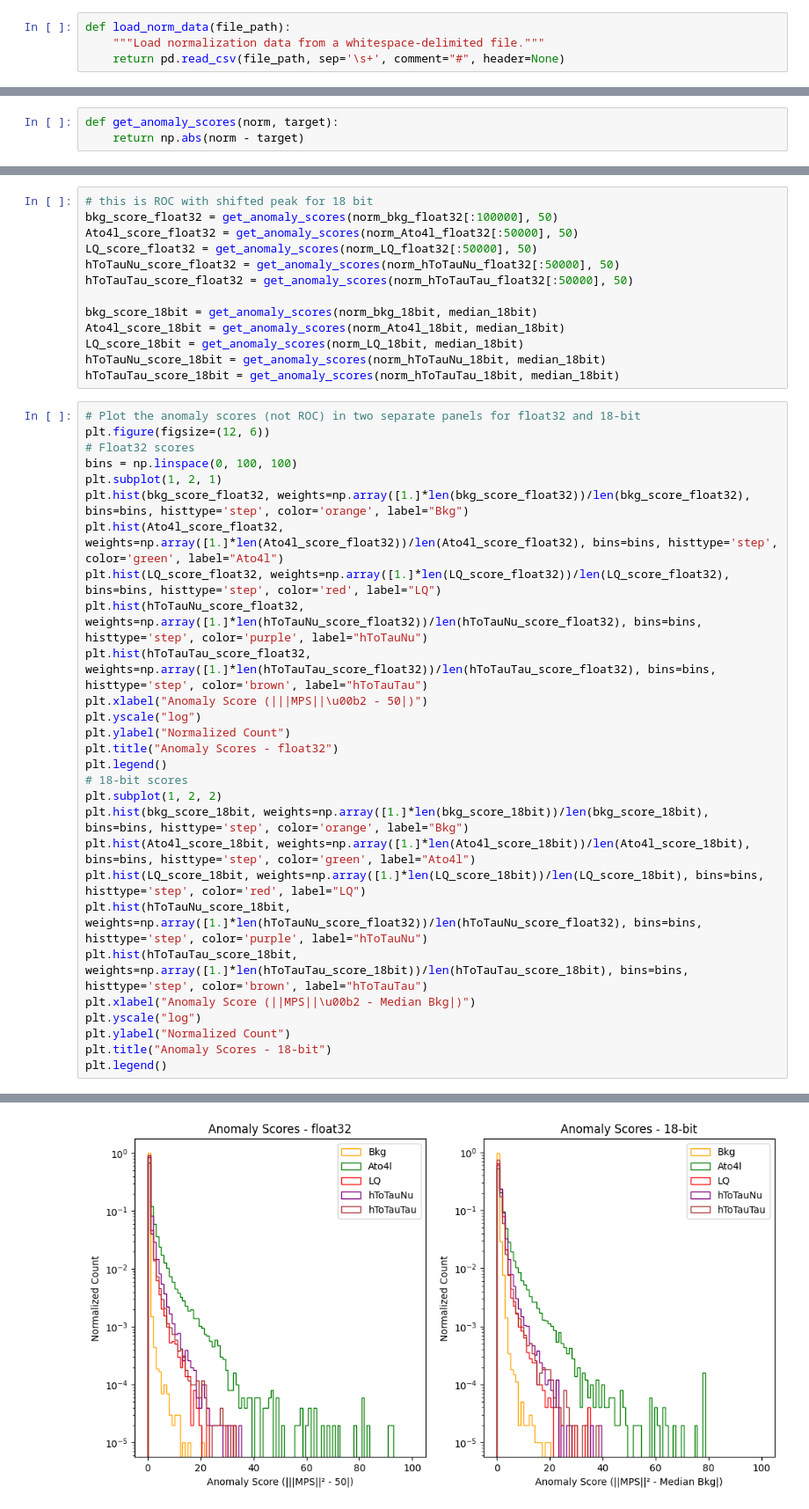
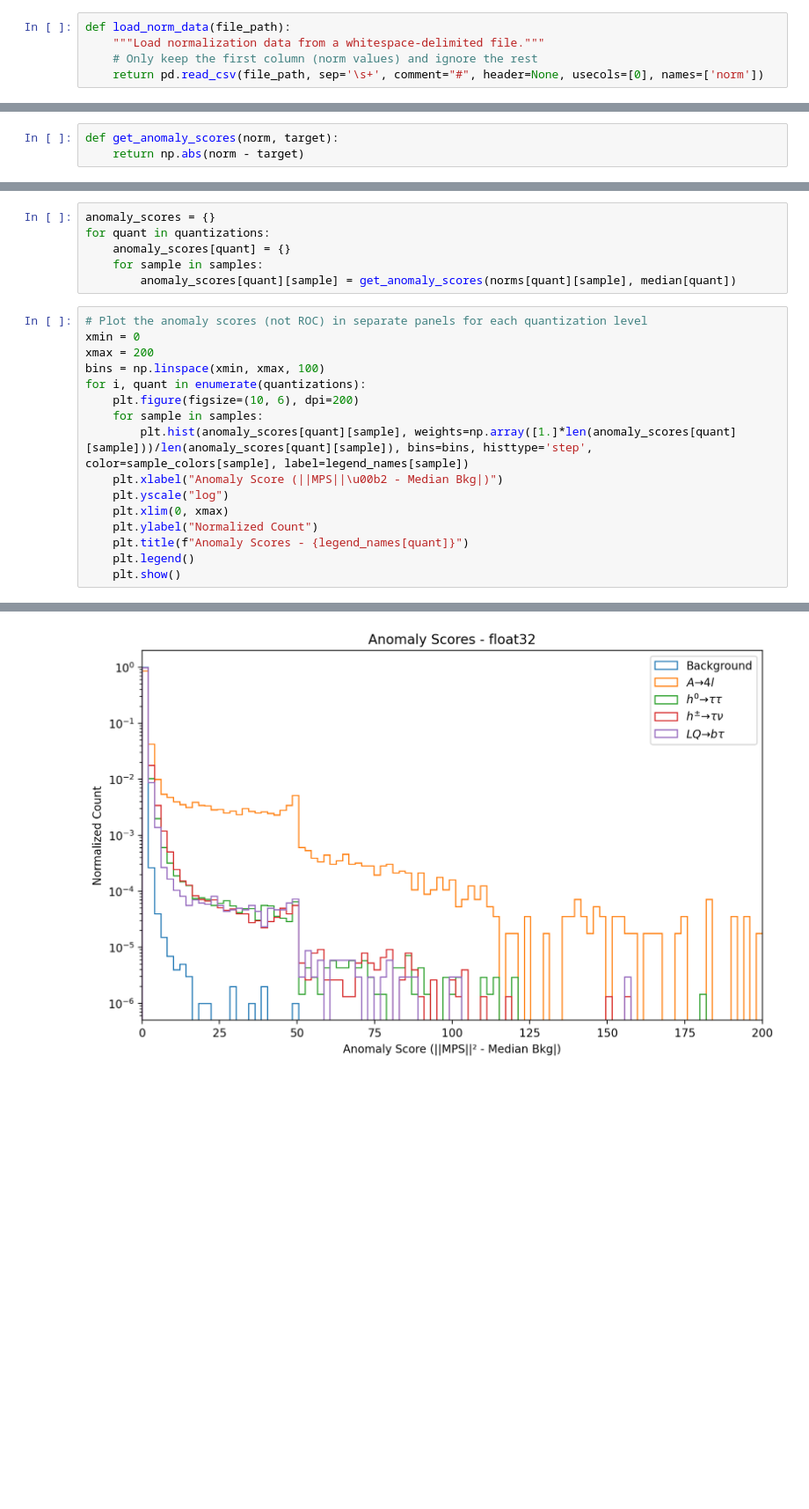
Before and after one commit to SLAC-Julia-Group/hardware-aware-tensor-networks, a Jupyter notebook: TN/Plot_Norm_and_ROC_Quantized.ipynb, the cells around one changed output, grey strips where cells are left out. Shown at 88% size. Drawn from its saved outputs; the diff is of its cells as text; blank space fills up the shorter version.

```diff
--- a/TN/Plot_Norm_and_ROC_Quantized.ipynb
+++ b/TN/Plot_Norm_and_ROC_Quantized.ipynb
@@ -56,7 +80,8 @@ os.makedirs(output_plot_dir, exist_ok=True)
 # %%
 def load_norm_data(file_path):
     """Load normalization data from a whitespace-delimited file."""
-    return pd.read_csv(file_path, sep='\s+', comment="#", header=None)
+    # Only keep the first column (norm values) and ignore the rest
+    return pd.read_csv(file_path, sep='\s+', comment="#", header=None, usecols=[0], names=['norm'])
 # %%
 norms = {}
 
@@ -198,42 +128,23 @@ def get_roc_curve_data(y_true: np.ndarray, y_scores: np.ndarray, anomaly_det: bo
 # %%
-# this is ROC with shifted peak for 18 bit
-bkg_score_float32 = get_anomaly_scores(norm_bkg_float32[:100000], 50)
-Ato4l_score_float32 = get_anomaly_scores(norm_Ato4l_float32[:50000], 50)
-LQ_score_float32 = get_anomaly_scores(norm_LQ_float32[:50000], 50)
-hToTauNu_score_float32 = get_anomaly_scores(norm_hToTauNu_float32[:50000], 50)
-hToTauTau_score_float32 = get_anomaly_scores(norm_hToTauTau_float32[:50000], 50)
-
-bkg_score_18bit = get_anomaly_scores(norm_bkg_18bit, median_18bit)
-Ato4l_score_18bit = get_anomaly_scores(norm_Ato4l_18bit, median_18bit)
-LQ_score_18bit = get_anomaly_scores(norm_LQ_18bit, median_18bit)
-hToTauNu_score_18bit = get_anomaly_scores(norm_hToTauNu_18bit, median_18bit)
-hToTauTau_score_18bit = get_anomaly_scores(norm_hToTauTau_18bit, median_18bit)
+anomaly_scores = {}
+for quant in quantizations:
+    anomaly_scores[quant] = {}
+    for sample in samples:
+        anomaly_scores[quant][sample] = get_anomaly_scores(norms[quant][sample], median[quant])
 # %%
-# Plot the anomaly scores (not ROC) in two separate panels for float32 and 18-bit
-plt.figure(figsize=(12, 6))
-# Float32 scores
-bins = np.linspace(0, 100, 100)
-plt.subplot(1, 2, 1)
-plt.hist(bkg_score_float32, weights=np.array([1.]*len(bkg_score_float32))/len(bkg_score_float32), bins=bins, histtype='step', color='orange', label="Bkg")
-plt.hist(Ato4l_score_float32, weights=np.array([1.]*len(Ato4l_score_float32))/len(Ato4l_score_float32), bins=bins, histtype='step', color='green', label="Ato4l")
-plt.hist(LQ_score_float32, weights=np.array([1.]*len(LQ_score_float32))/len(LQ_score_float32), bins=bins, histtype='step', color='red', label="LQ")
-plt.hist(hToTauNu_score_float32, weights=np.array([1.]*len(hToTauNu_score_float32))/len(hToTauNu_score_float32), bins=bins, histtype='step', color='purple', label="hToTauNu")
-plt.hist(hToTauTau_score_float32, weights=np.array([1.]*len(hToTauTau_score_float32))/len(hToTauTau_score_float32), bins=bins, histtype='step', color='brown', label="hToTauTau")
-plt.xlabel("Anomaly Score (|||MPS||\u00b2 - 50|)")
-plt.yscale("log")
-plt.ylabel("Normalized Count")
-plt.title("Anomaly Scores - float32")
-plt.legend()
-# 18-bit scores
-plt.subplot(1, 2, 2)
-plt.hist(bkg_score_18bit, weights=np.array([1.]*len(bkg_score_18bit))/len(bkg_score_18bit), bins=bins, histtype='step', color='orange', label="Bkg")
-plt.hist(Ato4l_score_18bit, weights=np.array([1.]*len(Ato4l_score_18bit))/len(Ato4l_score_18bit), bins=bins, histtype='step', color='green', label="Ato4l")
-plt.hist(LQ_score_18bit, weights=np.array([1.]*len(LQ_score_18bit))/len(LQ_score_18bit), bins=bins, histtype='step', color='red', label="LQ")
-plt.hist(hToTauNu_score_18bit, weights=np.array([1.]*len(hToTauNu_score_float32))/len(hToTauNu_score_float32), bins=bins, histtype='step', color='purple', label="hToTauNu")
-plt.hist(hToTauTau_score_18bit, weights=np.array([1.]*len(hToTauTau_score_18bit))/len(hToTauTau_score_18bit), bins=bins, histtype='step', color='brown', label="hToTauTau")
-plt.xlabel("Anomaly Score (||MPS||\u00b2 - Median Bkg|)")
-plt.yscale("log")
-plt.ylabel("Normalized Count")
-plt.title("Anomaly Scores - 18-bit")
-plt.legend()
+# Plot the anomaly scores (not ROC) in separate panels for each quantization level
+xmin = 0
+xmax = 200
+bins = np.linspace(xmin, xmax, 100)
+for i, quant in enumerate(quantizations):
+    plt.figure(figsize=(10, 6), dpi=200)
+    for sample in samples:
+        plt.hist(anomaly_scores[quant][sample], weights=np.array([1.]*len(anomaly_scores[quant][sample]))/len(anomaly_scores[quant][sample]), bins=bins, histtype='step', color=sample_colors[sample], label=legend_names[sample])
+    plt.xlabel("Anomaly Score (||MPS||\u00b2 - Median Bkg|)")
+    plt.yscale("log")
+    plt.xlim(0, xmax)
+    plt.ylabel("Normalized Count")
+    plt.title(f"Anomaly Scores - {legend_names[quant]}")
+    plt.legend()
+    plt.show()
 # %% [output]
@@ -241 +151 @@ plt.legend()
-[figure, old version]
+[figure, new version]
```
Also changed, not shown: parts of 22 cells of this notebook, 1 other file.
